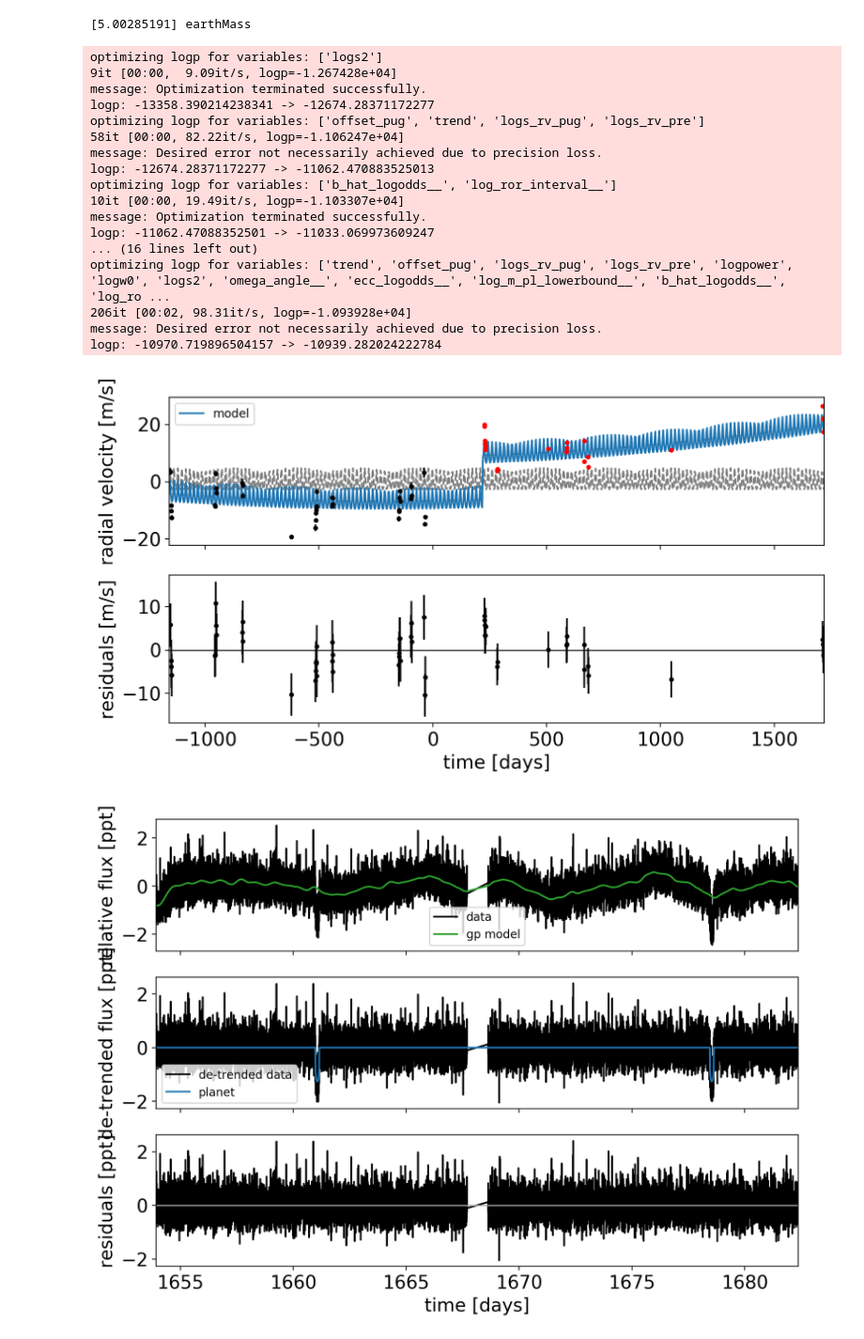
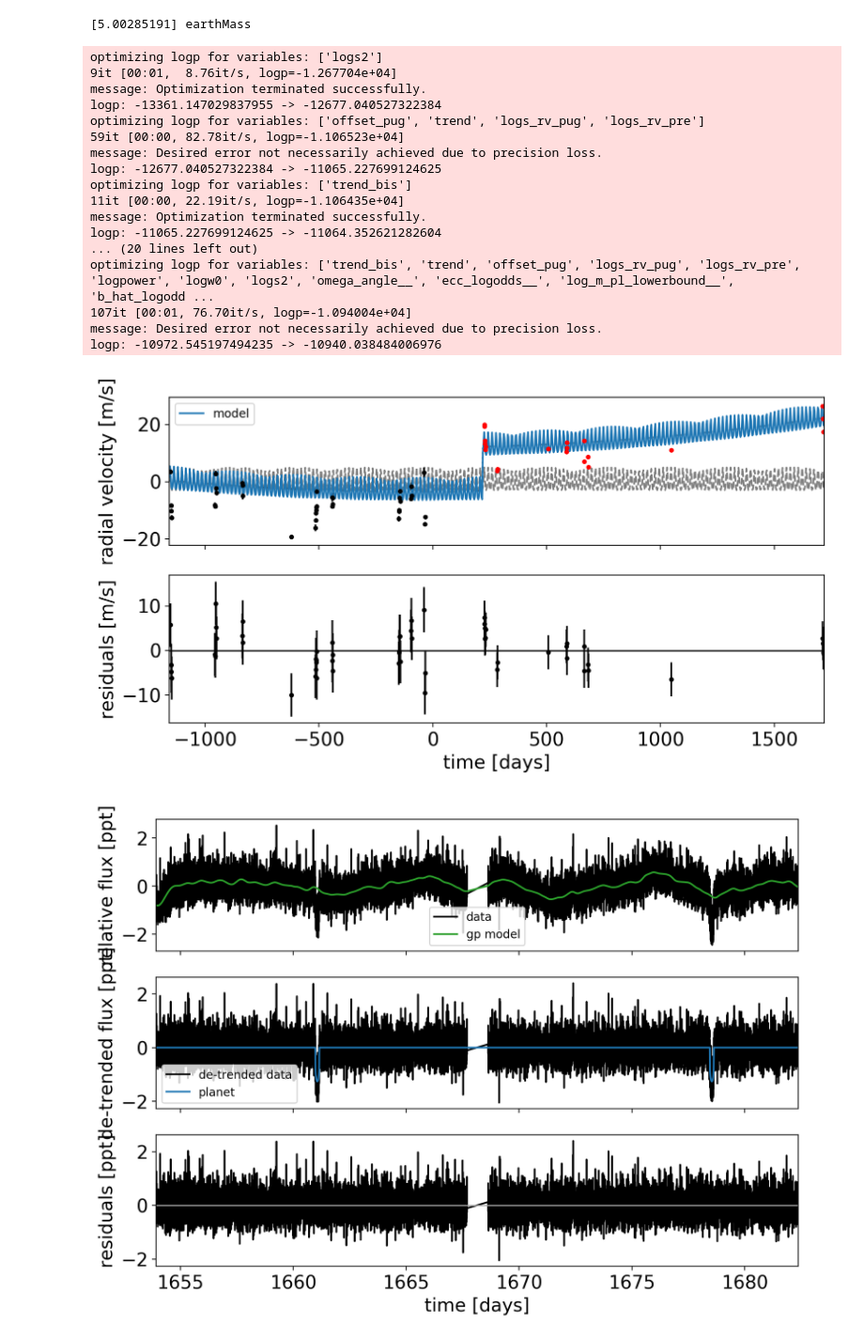
Before and after one commit to megbedell/tesstwin, a Jupyter notebook: notebooks/exoplanet/full_fit.ipynb, the cells around one changed output. Shown at 94% size. Cells and saved outputs as stored; diff of their text form; code cells hidden in the pictures.

Commit message:
re-implemented bisector trend

```diff
--- a/notebooks/exoplanet/full_fit.ipynb
+++ b/notebooks/exoplanet/full_fit.ipynb
@@ -124,7 +124,7 @@ print(msini)
 # %%
 t_rv = np.linspace(x_rv.min()-5, x_rv.max()+5, 1000)
 
-def build_model(mask=None, start=None):
+def build_model(mask=None, start=None, bis=True):
     if mask is None:
         mask = np.ones(len(x), dtype=bool)
     with pm.Model() as model:
@@ -178,7 +178,8 @@ def build_model(mask=None, start=None):
         logs_rv_pug = pm.Normal("logs_rv_pug", mu=np.log(np.median(yerr_rv[pug])), sd=5)
         offset_pug = pm.Normal("offset_pug", mu=15.4, sd=0.4) # strong prior based on other solar twins
         trend = pm.Normal("trend", mu=0, sd=10.0**(1-np.arange(3))[::-1], shape=3)
-        #trend_bis = pm.Normal("trend_bis", mu=0, sd=10.0**(1-np.arange(3))[::-1], shape=3)
+        if bis:
+            trend_bis = pm.Normal("trend_bis", mu=0, sd=10.0**(1-np.arange(3))[::-1], shape=3)
 
         # Orbit model
         orbit = xo.orbits.KeplerianOrbit(
@@ -206,9 +207,11 @@ def build_model(mask=None, start=None):
 
         # Define the background RV model
         A = np.vander(x_rv, 3)
-        #A_bis = np.vander(bis_rv, 3)
-        #bkg = pm.Deterministic("bkg", tt.dot(A, trend) + tt.dot(A_bis, trend_bis))
-        bkg = pm.Deterministic("bkg", tt.dot(A, trend) + pug*offset_pug)
+        if bis:
+            A_bis = np.vander(bis_rv, 3)
+            bkg = pm.Deterministic("bkg", tt.dot(A, trend) + tt.dot(A_bis, trend_bis) + pug*offset_pug)
+        else:
+            bkg = pm.Deterministic("bkg", tt.dot(A, trend) + pug*offset_pug)
 
         # The likelihood for the RVs
         rv_model = pm.Deterministic("rv_model", vrad + bkg)
@@ -230,8 +233,9 @@ def build_model(mask=None, start=None):
             start = model.test_point
         map_soln = start
         map_soln = xo.optimize(start=map_soln, vars=[logs2])
-        #map_soln = xo.optimize(start=map_soln, vars=[logs_rv, trend, trend_bis])
         map_soln = xo.optimize(start=map_soln, vars=[logs_rv_pre, logs_rv_pug, trend, offset_pug])
+        if bis:
+            map_soln = xo.optimize(start=map_soln, vars=[trend_bis])
         map_soln = xo.optimize(start=map_soln, vars=[log_ror, b_hat])
         map_soln = xo.optimize(start=map_soln, vars=[log_period, t0])
         map_soln = xo.optimize(start=map_soln, vars=[log_m_pl])
@@ -241,51 +245,51 @@ def build_model(mask=None, start=None):
 
     return model, map_soln
 # %%
-model, map_soln = build_model()
+model, map_soln = build_model(bis=True)
 # %% [output]
 optimizing logp for variables: ['logs2']
-9it [00:00,  9.09it/s, logp=-1.267428e+04]
+9it [00:01,  8.76it/s, logp=-1.267704e+04]
 message: Optimization terminated successfully.
-logp: -13358.390214238341 -> -12674.28371172277
+logp: -13361.147029837955 -> -12677.040527322384
 optimizing logp for variables: ['offset_pug', 'trend', 'logs_rv_pug', 'logs_rv_pre']
-58it [00:00, 82.22it/s, logp=-1.106247e+04]
+59it [00:00, 82.78it/s, logp=-1.106523e+04]
 message: Desired error not necessarily achieved due to precision loss.
-logp: -12674.28371172277 -> -11062.470883525013
-optimizing logp for variables: ['b_hat_logodds__', 'log_ror_interval__']
-10it [00:00, 19.49it/s, logp=-1.103307e+04]
+logp: -12677.040527322384 -> -11065.227699124625
+optimizing logp for variables: ['trend_bis']
+11it [00:00, 22.19it/s, logp=-1.106435e+04]
 message: Optimization terminated successfully.
-logp: -11062.47088352501 -> -11033.069973609247
-... (16 lines left out)
-optimizing logp for variables: ['trend', 'offset_pug', 'logs_rv_pug', 'logs_rv_pre', 'logpower', 'logw0', 'logs2', 'omega_angle__', 'ecc_logodds__', 'log_m_pl_lowerbound__', 'b_hat_logodds__', 'log_ro ...
-206it [00:02, 98.31it/s, logp=-1.093928e+04]
+logp: -11065.227699124625 -> -11064.352621282604
+... (20 lines left out)
+optimizing logp for variables: ['trend_bis', 'trend', 'offset_pug', 'logs_rv_pug', 'logs_rv_pre', 'logpower', 'logw0', 'logs2', 'omega_angle__', 'ecc_logodds__', 'log_m_pl_lowerbound__', 'b_hat_logodd ...
+107it [00:01, 76.70it/s, logp=-1.094004e+04]
 message: Desired error not necessarily achieved due to precision loss.
-logp: -10970.719896504157 -> -10939.282024222784
+logp: -10972.545197494235 -> -10940.038484006976
 # %%
 def plot_rv_curve(soln):
     fig, axes = plt.subplots(2, 1, figsize=(10, 5), sharex=True)
 
     ax = axes[0]
     ax.errorbar(x_rv[~pug], y_rv[~pug], yerr=yerr_rv[~pug], fmt=".k")
     ax.errorbar(x_rv[pug], y_rv[pug], yerr=yerr_rv[pug], fmt=".r")
     ax.plot(t_rv, soln["vrad_pred"], "--k", alpha=0.5)
     ax.plot(t_rv, soln["bkg_pred"], ":k", alpha=0.5)
     ax.plot(t_rv, soln["rv_model_pred"], label="model")
     ax.legend(fontsize=10)
     ax.set_ylabel("radial velocity [m/s]")
 
     ax = axes[1]
     err_pre = np.sqrt(yerr_rv[~pug]**2+np.exp(2*soln["logs_rv_pre"]))
     err_pug = np.sqrt(yerr_rv[pug]**2+np.exp(2*soln["logs_rv_pug"]))
     ax.errorbar(x_rv[~pug], y_rv[~pug] - soln["rv_model"][~pug], yerr=err_pre, fmt=".k")
     ax.errorbar(x_rv[pug], y_rv[pug] - soln["rv_model"][pug], yerr=err_pug, fmt=".k")
     ax.axhline(0, color="k", lw=1)
     ax.set_ylabel("residuals [m/s]")
-    ax.set_xlim(t_rv.min(), t_rv.max())
+    ax.set_xlim(t_rv.min() - 50, t_rv.max() + 50)
     ax.set_xlabel("time [days]")
 
 plot_rv_curve(map_soln)
 # %% [output]
-[figure, old version]
+[figure, new version]
 # %%
 def plot_light_curve(model, soln, mask=None):
     if mask is None:
```
Also changed, not shown: parts of 5 cells of this notebook.
